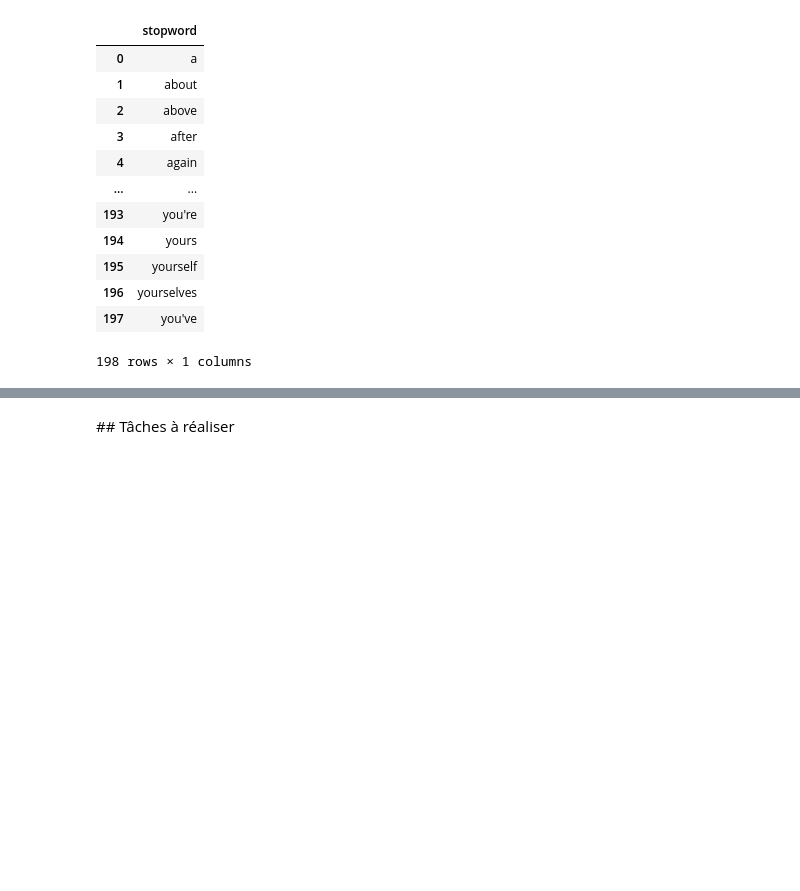
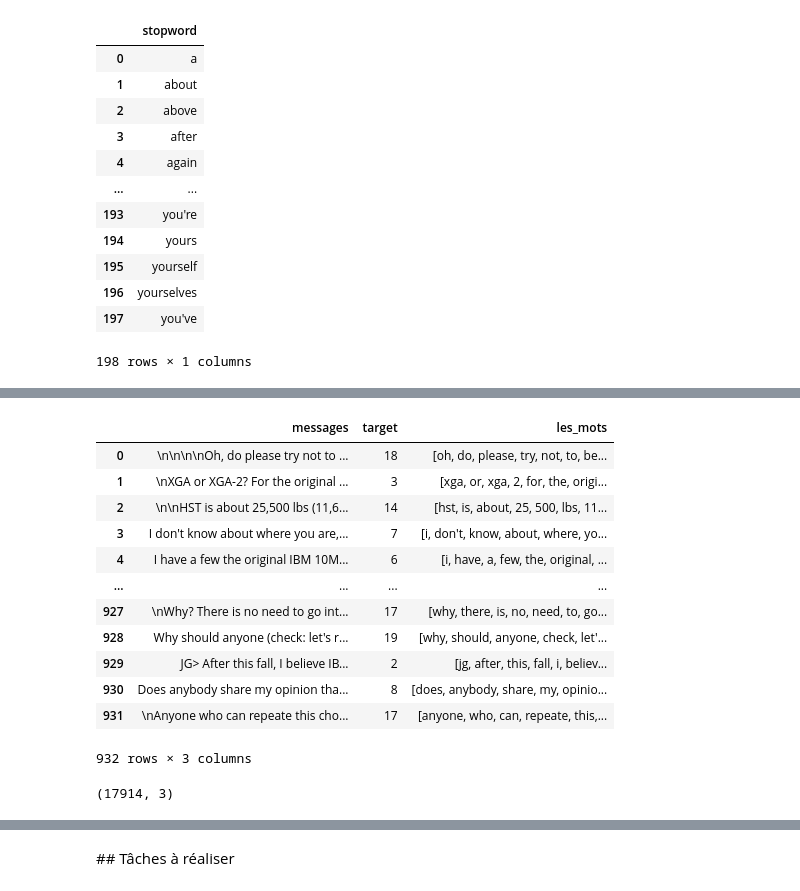
Before and after one commit to yarak4/Sciences-de-donnees, a Jupyter notebook: projet-Khamis_Nistor.ipynb, the cells around one changed output, grey strips where cells are left out. Drawn from its saved outputs; the diff is of its cells as text; code cells hidden in the pictures; blank space fills up the shorter version.

```diff
--- a/projet-Khamis_Nistor.ipynb
+++ b/projet-Khamis_Nistor.ipynb
@@ -211,0 +227,21 @@ newsgroups_df
+# %%
+df_avec_stopwords, test_avec_stopwords =  net.train_test_split(news_avec_stopwords,'target', taux=0.05, random_seed=42)
+df_avec_stopwords
+# %% [output]
+|  | messages | target | les_mots |
+| 0 | \n\n\n\nOh, do please try not to ... | 18 | [oh, do, please, try, not, to, be... |
+| 1 | \nXGA or XGA-2? For the original ... | 3 | [xga, or, xga, 2, for, the, origi... |
+| 2 | \n\nHST is about 25,500 lbs (11,6... | 14 | [hst, is, about, 25, 500, lbs, 11... |
+| 3 | I don't know about where you are,... | 7 | [i, don't, know, about, where, yo... |
+| 4 | I have a few the original IBM 10M... | 6 | [i, have, a, few, the, original, ... |
+| ... | ... | ... | ... |
+| 927 | \nWhy? There is no need to go int... | 17 | [why, there, is, no, need, to, go... |
+| 928 | Why should anyone (check: let's r... | 19 | [why, should, anyone, check, let'... |
+| 929 | JG> After this fall, I believe IB... | 2 | [jg, after, this, fall, i, believ... |
+| 930 | Does anybody share my opinion tha... | 8 | [does, anybody, share, my, opinio... |
+| 931 | \nAnyone who can repeate this cho... | 17 | [anyone, who, can, repeate, this,... |
+932 rows × 3 columns
+# %%
+print(test_avec_stopwords.shape)
+# %% [output]
+(17914, 3)
```
Also changed, not shown: parts of 13 cells of this notebook, 1 other file.
